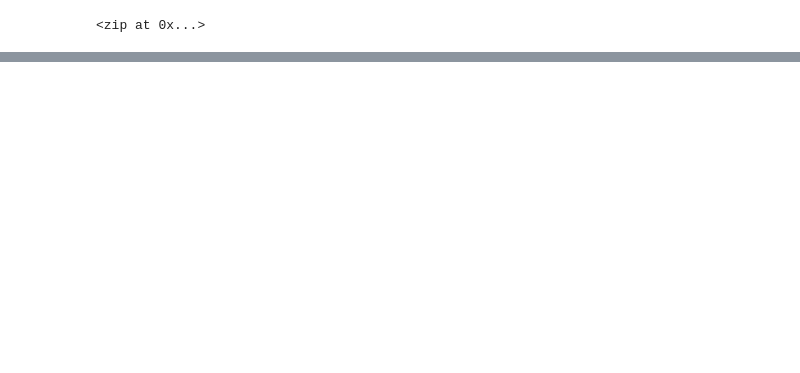
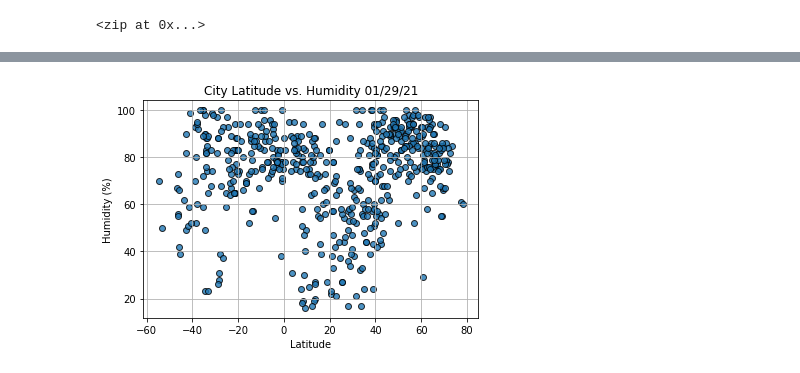
Before and after one commit to whitneyshine/World_Weather_Analysis, a Jupyter notebook: WeatherPy.ipynb, the cells around one changed output, grey strips where cells are left out. Drawn from its saved outputs; the diff is of its cells as text; code cells hidden in the pictures; blank space fills up the shorter version.

```diff
--- a/WeatherPy.ipynb
+++ b/WeatherPy.ipynb
@@ -38,0 +42,12 @@ for coordinate in coordinates:
+# %%
+# Create a list for holding the cities.
+cities = []
+# Identify the nearest city for each latitude and longitude combination.
+for coordinate in coordinates:
+    city = citipy.nearest_city(coordinate[0], coordinate[1]).city_name
+
+    # If the city is unique, then we will add it to the cities list.
+    if city not in cities:
+        cities.append(city)
+# Print the city count to confirm sufficient count.
+len(cities)
@@ -38,0 +202,18 @@ for coordinate in coordinates:
+# %%
+# Build the scatter plots for latitude vs. humidity.
+plt.scatter(lats,
+            humidity,
+            edgecolor="black", linewidths=1, marker="o",
+            alpha=0.8, label="Cities")
+
+# Incorporate the other graph properties.
+plt.title(f"City Latitude vs. Humidity "+ time.strftime("%x"))
+plt.ylabel("Humidity (%)")
+plt.xlabel("Latitude")
+plt.grid(True)
+# Save the figure.
+plt.savefig("weather_data/Fig2.png")
+# Show plot.
+plt.show()
+# %% [output]
+[figure, added]
```
Also changed, not shown: parts of 28 cells of this notebook, 10 other files.
